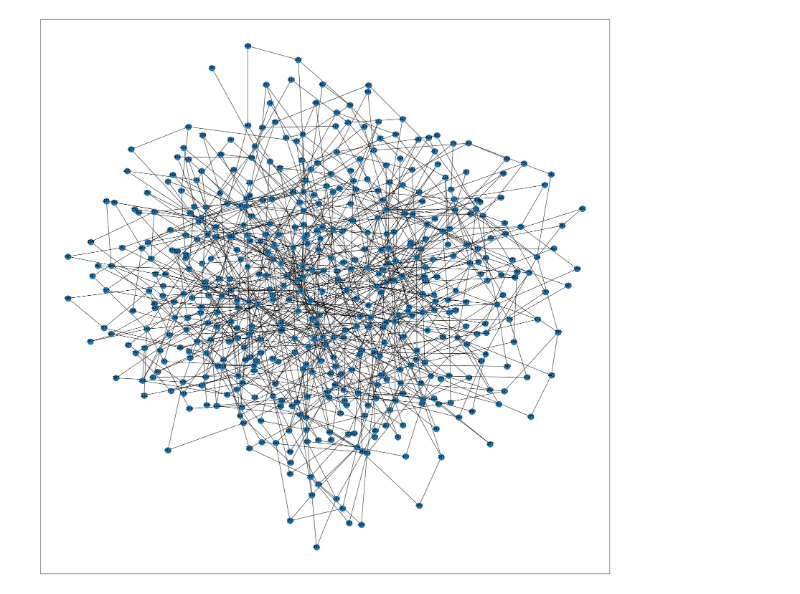
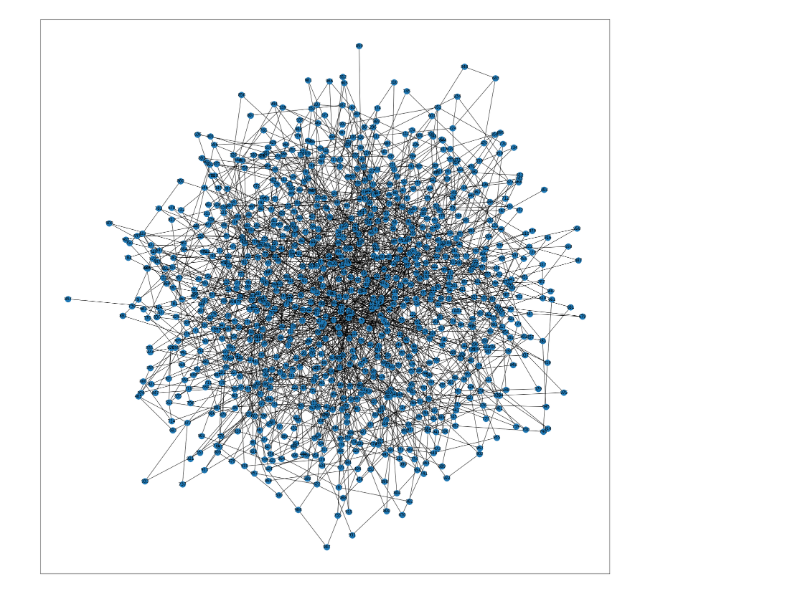
Before and after one commit to Alexflames/risks-code, a Jupyter notebook: Gravitymodel.ipynb, the cells around one changed output. Drawn from its saved outputs; the diff is of its cells as text; code cells hidden in the pictures.

```diff
--- a/Gravitymodel.ipynb
+++ b/Gravitymodel.ipynb
@@ -49,6 +49,19 @@ class Gravitymodel:
       f.write("{0:.4f}".format(distribution[i]) + '\n')
 
 
+  def adjacency_matrix_to_file(self, filename):
+    graph = self.graph
+    adj_matrix = nx.adjacency_matrix(graph, weight=None)
+
+    f = open(filename, 'w')
+    for i in graph.nodes():
+      for j in graph.nodes():
+        f.write(str(1 if graph.has_edge(i, j) else 0) + ' ')
+      f.write('\n')
+
+    f.close()
+
+
   def __init__(self, n):
     # Preparation: 2 connected nodes
     self.graph = nx.Graph()
@@ -57,42 +70,35 @@ class Gravitymodel:
     self.n = n
 
     # Main algorithm
     graph = self.graph
     for i in range(3, n):
       sum_degrees = 2 * len(graph.edges)
 
       degree_p_range = self.compute_probability_range(graph.degree, sum_degrees, 2, 1)
       # Insert edge number 1
 
       choice = rand.random()
       graph.add_node(i)
       node_to_chosen = binarySearch(degree_p_range, choice)[1]
       graph.add_edge(i, node_to_chosen + 1)
 
       # Insert edge number 2
-      # Эта формула пока что не соответствует модели. Заготовка!
+      # TODO: Эта формула пока что не соответствует модели. Заготовка!
       paths = nx.single_source_shortest_path_length(graph, node_to_chosen + 1)
-      paths_list = [paths[key] for key in sorted(paths.keys(), reverse=True)]
+      paths_list = [graph.degree[key] * 1 / ((paths[key] ** 2) if paths[key] != 0 else 1 / len(graph.nodes)) for key in sorted(paths.keys(), reverse=True)]
       p_range2 = self.compute_probability_range(paths_list, sum(paths_list))
       choice2 = rand.random()
       node_to_chosen = binarySearch(p_range2, choice2)[1]
       graph.add_edge(i, node_to_chosen + 1)
-
-      # TODO: визуализация
-      # TODO: сохранение в файл
 
       #print(i, degree_p_range, graph.edges, "\n")
 
     plt.figure(3,figsize=(30,30))
     nx.draw_networkx(graph)
     self.distribution_to_file("distribution.txt")
+    self.adjacency_matrix_to_file("matrix.txt")
 
 
-
-
-
-
-
-test = Gravitymodel(500)
+test = Gravitymodel(1000)
 # %% [output]
-[figure, old version]
+[figure, new version]
```
Also changed, not shown: parts of 6 cells of this notebook.
